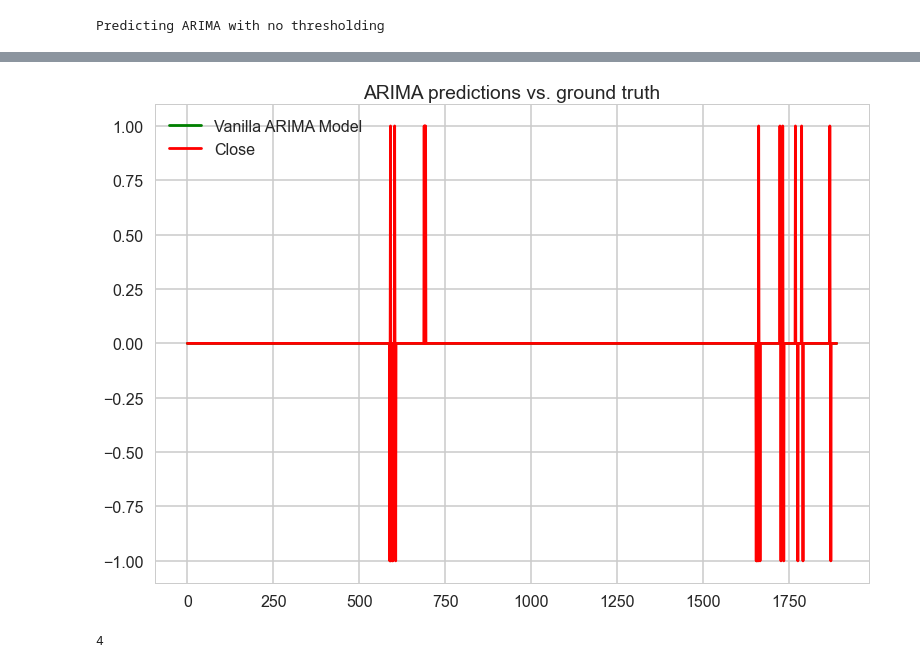
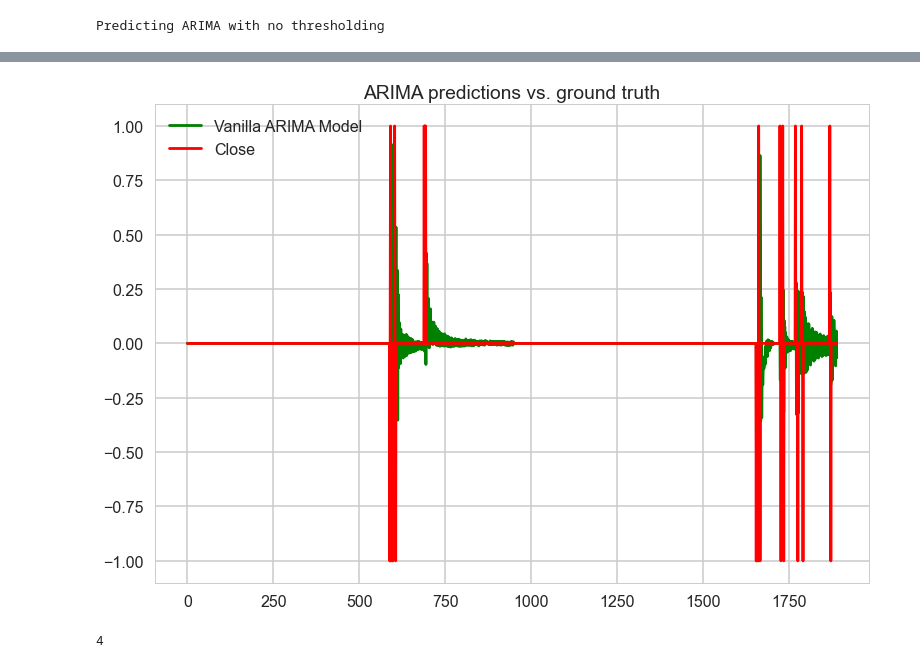
Before and after one commit to tonglinyan/animal_trajectory_prediction, a Jupyter notebook: code/adding_traditional_forecasting_ARIMA.ipynb, the cells around one changed output, grey strips where cells are left out. Cells and saved outputs as stored; diff of their text form; code cells hidden in the pictures.

```diff
--- a/code/adding_traditional_forecasting_ARIMA.ipynb
+++ b/code/adding_traditional_forecasting_ARIMA.ipynb
@@ -441,10 +441,9 @@ def simulate_trades_continuous(predictions, ground_truth, thresholds=0, slowed=F
 
     return balance_over_time
 # %%
-first_df = d_data
-data = first_df.reset_index(drop = True)
-num_days_year = int(len(data) * 0.25)
-ground_truth, start_t = first_df.to_numpy(), int(num_days_year * 0.5)
+data = d_data
+#num_days_year = int(len(data) * 0.5)
+ground_truth, start_t = data.to_numpy(), int(len(data) * 0.5)
 predictions = list()
 #thresholds = []
 
@@ -462,6 +461,6 @@ for t_i in tqdm(range(len(data) - start_t)):
     model = ARIMA(data[t_i:current_t], order = (3,1,4))
     fitted_model = model.fit()
     prediction = fitted_model.forecast().reset_index(drop=True)
-    predictions.append(int(prediction[0]))
+    predictions.append(prediction[0])
 # %% [output]
 Predicting ARIMA with no thresholding
@@ -489,11 +467,11 @@ Name: 13, Length: 2159, dtype: float64
 # %%
 #print("RMSE of forecasting: ", sqrt(mean_squared_error(test_X, predictions)))
 #balances_arima = simulate_trades_continuous(predictions, ground_truth[start_t:], thresholds)
 
-plot_time_series(ts_1=predictions, ts_label_1='Vanilla ARIMA Model', ts_2=first_df[start_t:], ts_label_2='Close', title='ARIMA predictions vs. ground truth')
+plot_time_series(ts_1=predictions, ts_label_1='Vanilla ARIMA Model', ts_2=data[start_t:], ts_label_2='Close', title='ARIMA predictions vs. ground truth')
 #plot_balance(data=balances_arima)
 # %% [output]
-[figure, old version]
+[figure, new version]
 # %%
 print(autocorr_data[0])
 # %% [output]
```
Also changed, not shown: parts of 10 cells of this notebook.
